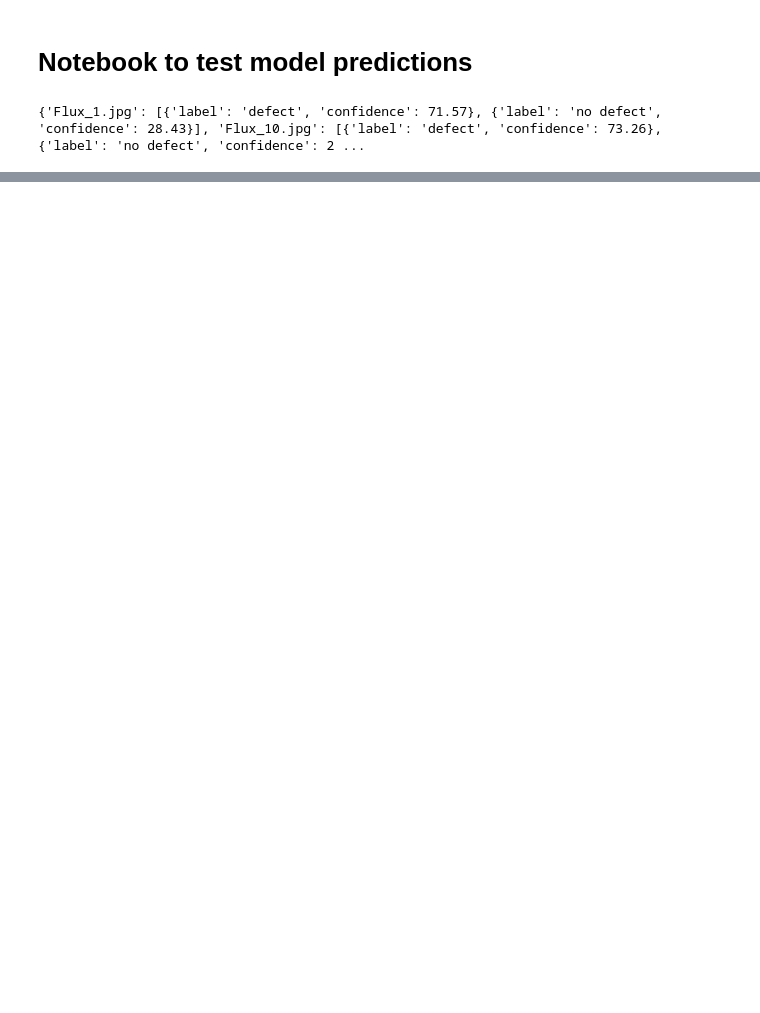
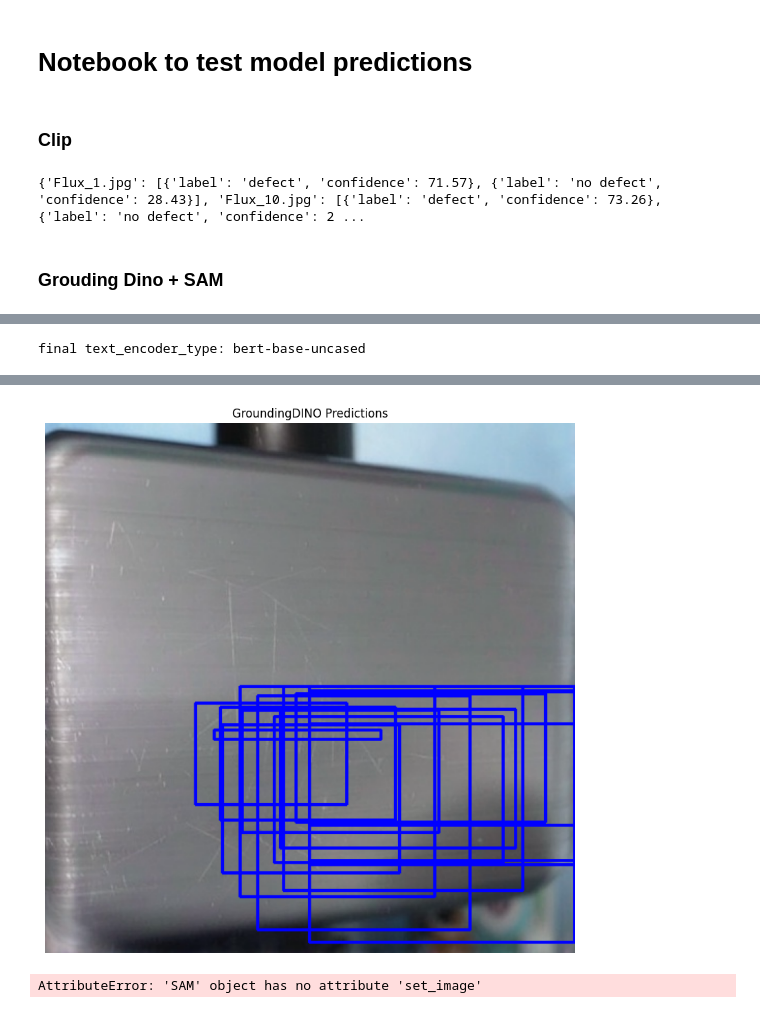
Before and after one commit to tanios13/aircraft-engine-anomaly-detection, a Jupyter notebook: notebooks/test_prediction.ipynb, the cells around one changed output, grey strips where cells are left out. Cells and saved outputs as stored; diff of their text form; code cells hidden in the pictures; blank space fills up the shorter version.

Commit message:
add dino and sam models

```diff
--- a/notebooks/test_prediction.ipynb
+++ b/notebooks/test_prediction.ipynb
@@ -1,3 +1,5 @@
 # %% [markdown]
 # Notebook to test model predictions
+# %% [markdown]
+### Clip
 # %%
@@ -10,3 +12,22 @@ folder_preds = predictor.predict("../data/LTAA-FLUX-Small-test-dataset-generated
 print(folder_preds)
 # %% [output]
 {'Flux_1.jpg': [{'label': 'defect', 'confidence': 71.57}, {'label': 'no defect', 'confidence': 28.43}], 'Flux_10.jpg': [{'label': 'defect', 'confidence': 73.26}, {'label': 'no defect', 'confidence': 2 ...
+# %% [markdown]
+### Grouding Dino + SAM
+# %%
+from aircraft_anomaly_detection.models.dino import DINO
+from aircraft_anomaly_detection.models.sam import SAM
+
+image_path = "../data/LTAA-FLUX-Small-test-dataset-generated/Generated/Flux_1.jpg"
+text_prompt = "small scratches"
+
+# Init models
+dino = DINO(
+    config_path="../src/aircraft_anomaly_detection/models/config/GroundingDINO_SwinT_OGC.py",
+    weights_path="../data/weights/groundingdino_swint_ogc.pth",
+)
+
+# DINO prediction
+boxes, phrases = dino.predict(image_path, prompt=text_prompt)
+dino.plot(image_path, boxes, phrases)
+# %% [output]
@@ -12,0 +38 @@ print(folder_preds)
+final text_encoder_type: bert-base-uncased
@@ -12,0 +43,2 @@ print(folder_preds)
+[figure, added]
+AttributeError: 'SAM' object has no attribute 'set_image'
```
Also changed, not shown: parts of 3 cells of this notebook, 6 other files.
